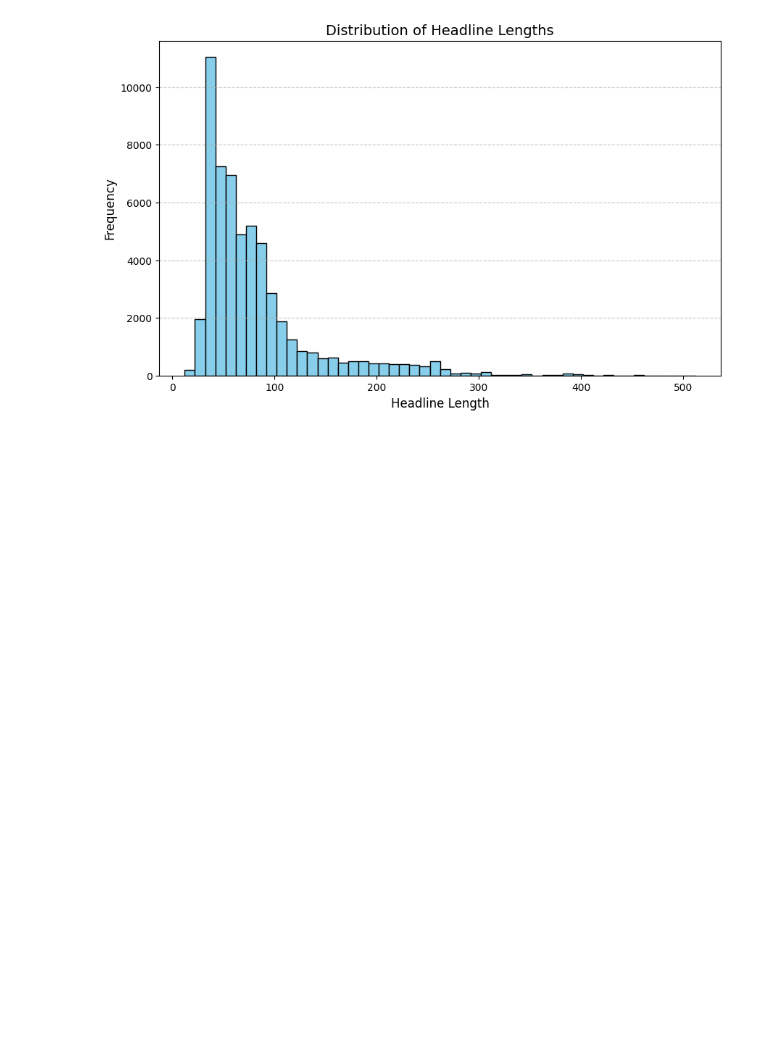
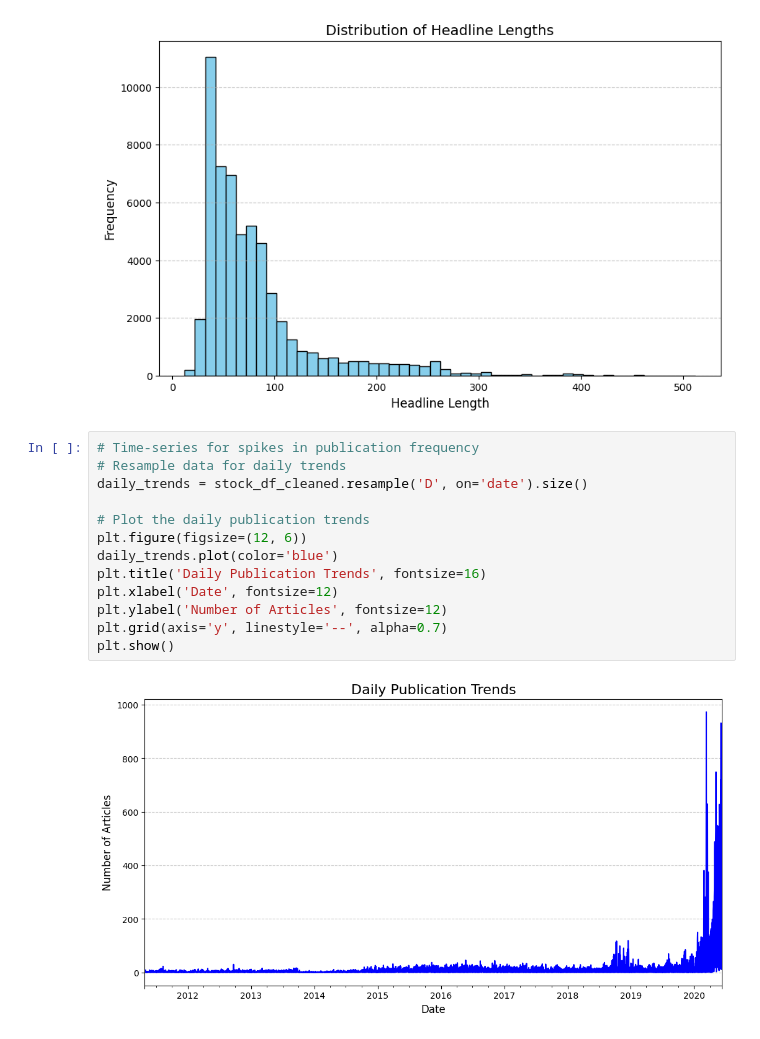
Before and after one commit to ibso99/Week-1, a Jupyter notebook: notebooks/Stock_Data_Analysis.ipynb, the cells around one changed output. Cells and saved outputs as stored; diff of their text form; blank space fills up the shorter version.

```diff
--- a/notebooks/Stock_Data_Analysis.ipynb
+++ b/notebooks/Stock_Data_Analysis.ipynb
@@ -157,3 +157,18 @@ plt.grid(axis='y', linestyle='--', alpha=0.7)
 plt.show()
 # %% [output]
 [figure]
+# %%
+# Time-series for spikes in publication frequency
+# Resample data for daily trends
+daily_trends = stock_df_cleaned.resample('D', on='date').size()
+
+# Plot the daily publication trends
+plt.figure(figsize=(12, 6))
+daily_trends.plot(color='blue')
+plt.title('Daily Publication Trends', fontsize=16)
+plt.xlabel('Date', fontsize=12)
+plt.ylabel('Number of Articles', fontsize=12)
+plt.grid(axis='y', linestyle='--', alpha=0.7)
+plt.show()
+# %% [output]
+[figure, added]
```
Also changed, not shown: parts of 4 cells of this notebook.
